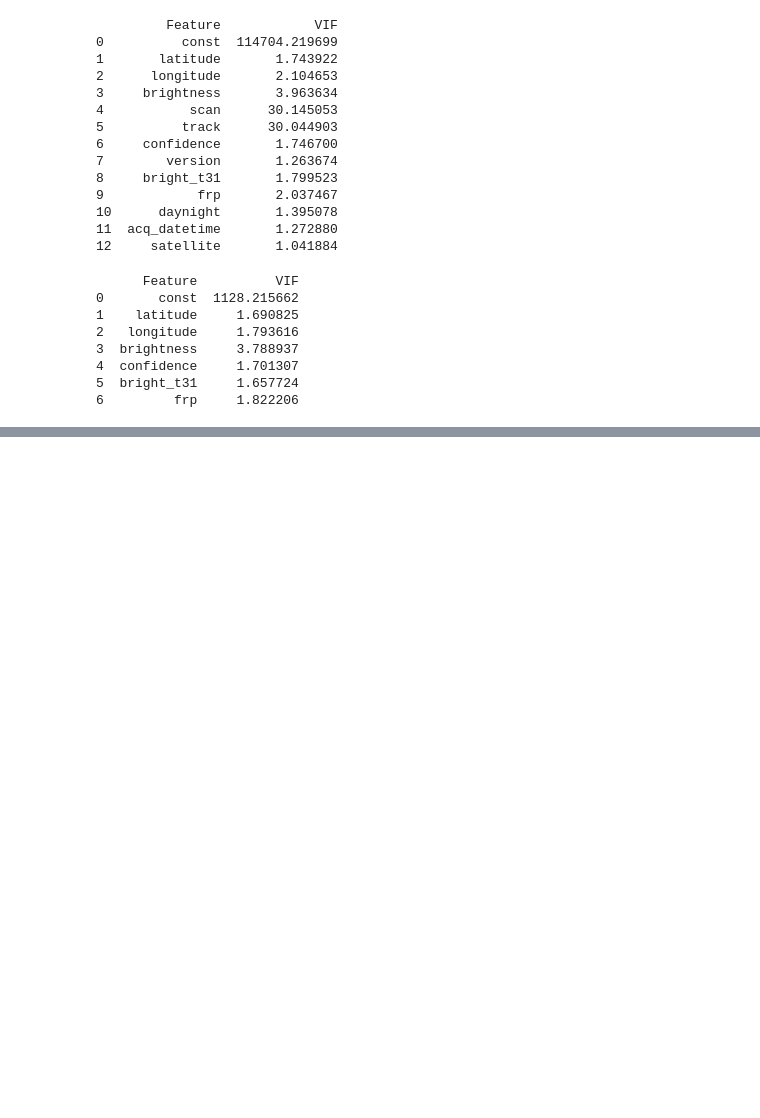
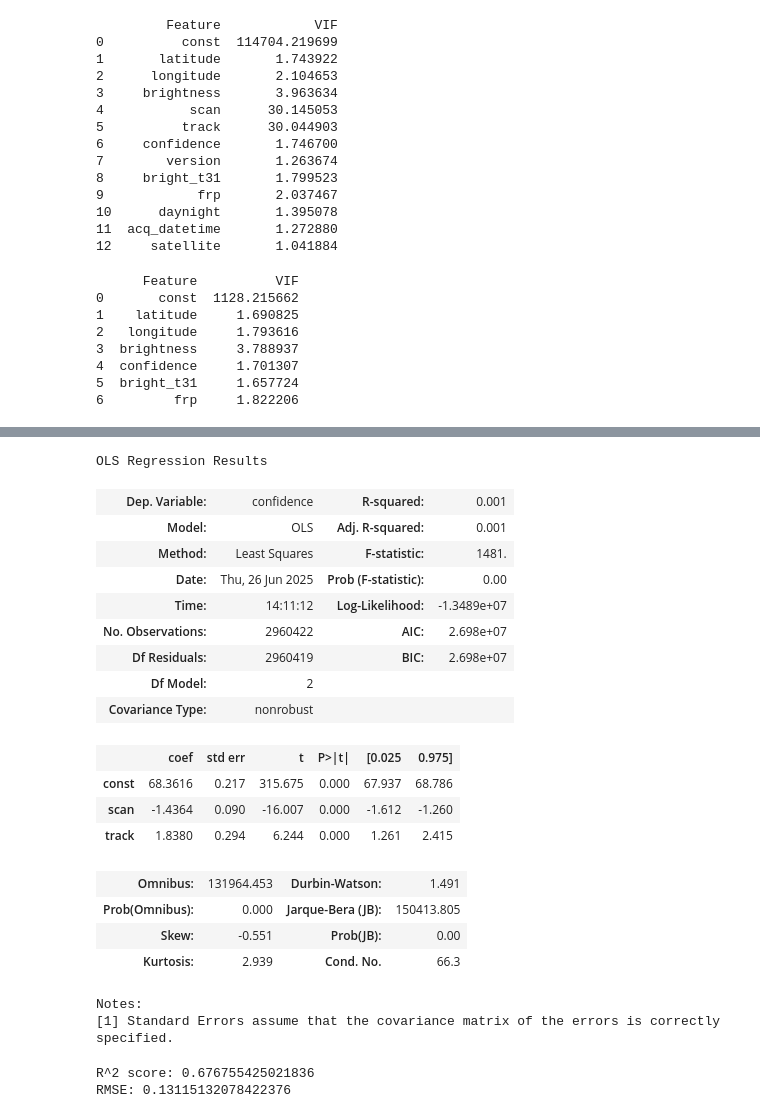
Before and after one commit to Friendly-Aid/FIRMS-data-analysis, a Jupyter notebook: test.ipynb, the cells around one changed output, grey strips where cells are left out. Drawn from its saved outputs; the diff is of its cells as text; code cells hidden in the pictures; blank space fills up the shorter version.

```diff
--- a/test.ipynb
+++ b/test.ipynb
@@ -268,0 +329,52 @@ print(vif_data)
+# %%
+temp_data = add_constant(data[['scan','track','confidence']])
+
+X=temp_data.drop(['confidence'],axis=1)
+X=sm.add_constant(X)
+y=temp_data['confidence']
+model=sm.OLS(y,X).fit()
+
+model.summary()
+# %% [output]
+OLS Regression Results
+| Dep. Variable: | confidence | R-squared: | 0.001 |
+| Model: | OLS | Adj. R-squared: | 0.001 |
+| Method: | Least Squares | F-statistic: | 1481. |
+| Date: | Thu, 26 Jun 2025 | Prob (F-statistic): | 0.00 |
+| Time: | 14:11:12 | Log-Likelihood: | -1.3489e+07 |
+| No. Observations: | 2960422 | AIC: | 2.698e+07 |
+| Df Residuals: | 2960419 | BIC: | 2.698e+07 |
+| Df Model: | 2 |  |  |
+| Covariance Type: | nonrobust |  |  |
+|  | coef | std err | t | P>|t| | [0.025 | 0.975] |
+| const | 68.3616 | 0.217 | 315.675 | 0.000 | 67.937 | 68.786 |
+| scan | -1.4364 | 0.090 | -16.007 | 0.000 | -1.612 | -1.260 |
+| track | 1.8380 | 0.294 | 6.244 | 0.000 | 1.261 | 2.415 |
+| Omnibus: | 131964.453 | Durbin-Watson: | 1.491 |
+| Prob(Omnibus): | 0.000 | Jarque-Bera (JB): | 150413.805 |
+| Skew: | -0.551 | Prob(JB): | 0.00 |
+| Kurtosis: | 2.939 | Cond. No. | 66.3 |
+Notes:
+[1] Standard Errors assume that the covariance matrix of the errors is correctly specified.
+# %%
+X=data.drop(['confidence'],axis=1)
+X['daynight']=X['daynight'].map({"N":0,"D":1})
+X['satellite']=X['satellite'].map({'Aqua':0,'Terra':1})
+X['acq_datetime'] = X['acq_datetime'].apply(lambda x: x.toordinal())
+X["something"]=X['scan']*X['track']
+X.drop(['scan','track'],axis=1,inplace=True)
+
+y=data['confidence']
+
+X_train,X_test,y_train,y_test=train_test_split(X,y,test_size=0.7)
+
+rf=RandomForestRegressor(n_estimators=80)
+rf.fit(X_train, y_train)
+
+y_pred = rf.predict(X_test)
+
+print("R^2 score:", r2_score(y_test, y_pred))
+print("RMSE:", (mean_squared_error(y_test, y_pred)**0.5)/100)
+# %% [output]
+R^2 score: 0.676755425021836
+RMSE: 0.13115132078422376
```
Also changed, not shown: parts of 9 cells of this notebook, 2 other files.
